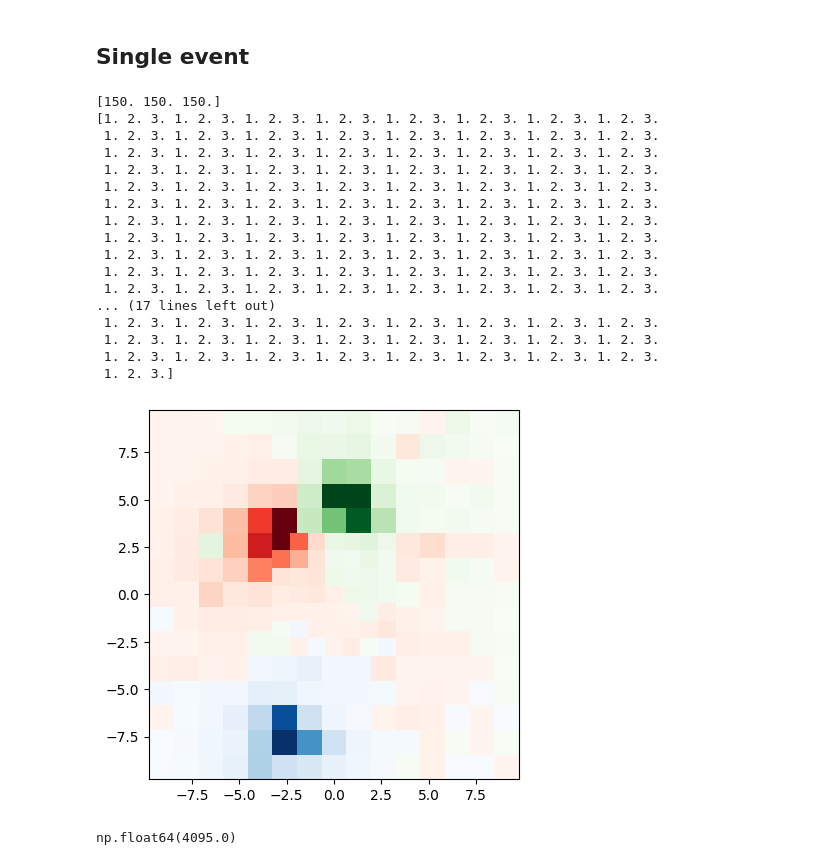
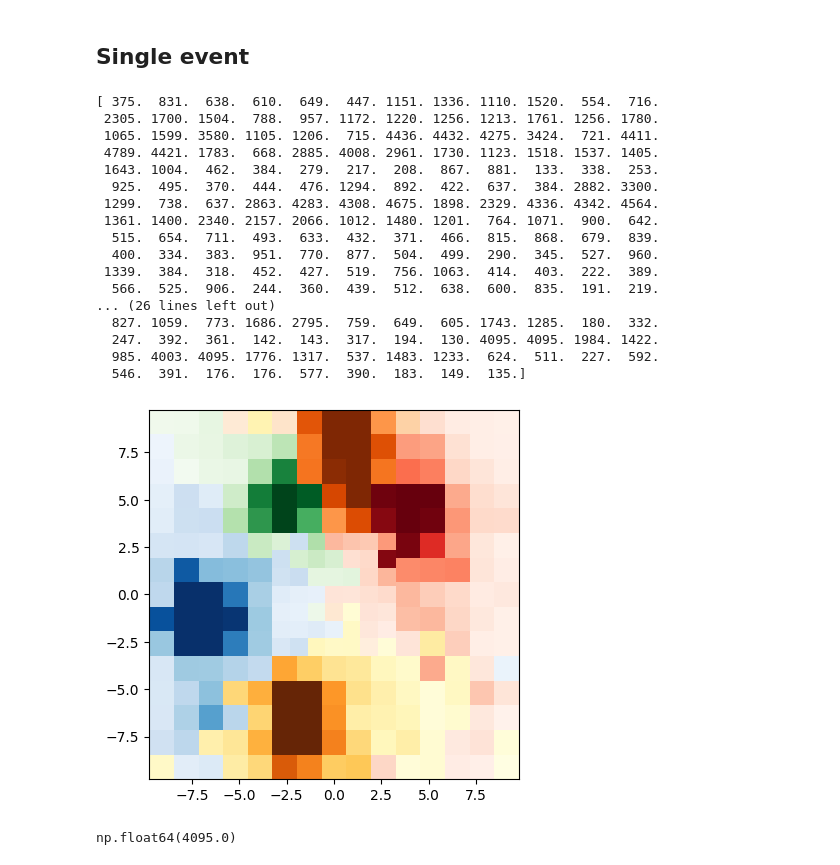
Before and after one commit to Bjartensen/python_focalh_clustering, a Jupyter notebook: notebooks/inspect.ipynb, the cells around one changed output. Saved outputs shown, nothing was run; the diff lists cells and outputs as text; code cells hidden in the pictures.

```diff
--- a/notebooks/inspect.ipynb
+++ b/notebooks/inspect.ipynb
@@ -12,52 +22,50 @@ import focal
 # %%
 #filename = "/home/bjartur/workspace/python_focalh_clustering/data/eval/EVAL_E350_P1_N100.root"
 #filename = "/home/bjartur/workspace/python_focalh_clustering/data/E150_P2_N100.root"
 #filename = "/home/bjartur/workspace/focalh_data_transformer/data/converted/TRAIN_E350_N5600_GEN.root"
 
 #filename = "/home/bjartur/workspace/python_focalh_clustering/data/train/TRAIN_E350_P1_N100.root"
-filename = "/home/bjartur/workspace/python_focalh_clustering/data/train/TRAIN_E150_P3_N100.root"
+filename = "/home/bjartur/workspace/python_focalh_clustering/data/eval/EVAL_E350_P5_N100.root"
 
 def plot_single(filename, event=0, ax=None):
     if ax is None:
         fig,ax = plt.subplots(figsize=(10,10))
 
     tfile = ROOT.TFile(filename, "READ")
     ttree = tfile.Get("EventsTree")
-    foc = focal.FocalH()
+    foc = FocalH()
 
     ttree.GetEntry(event)
     energy = np.array(ttree.energies, dtype=np.float32)
     labels = np.array(ttree.labels, dtype=np.float32)
-    print(energy)
-    print(labels)
 
-    foc.heatmap(ttree, event, ax)
+    foc.heatmap_labels(ttree, event, ax)
     tfile.Close()
 
 fig,ax = plt.subplots()
-plot_single(filename, 6, ax)
+plot_single(filename, 61, ax)
 #fig.savefig("single_particle_example.png", bbox_inches="tight")
 
 #plot_single(filename, 1)
 # %% [output]
-[150. 150. 150.]
-[1. 2. 3. 1. 2. 3. 1. 2. 3. 1. 2. 3. 1. 2. 3. 1. 2. 3. 1. 2. 3. 1. 2. 3.
- 1. 2. 3. 1. 2. 3. 1. 2. 3. 1. 2. 3. 1. 2. 3. 1. 2. 3. 1. 2. 3. 1. 2. 3.
- 1. 2. 3. 1. 2. 3. 1. 2. 3. 1. 2. 3. 1. 2. 3. 1. 2. 3. 1. 2. 3. 1. 2. 3.
- 1. 2. 3. 1. 2. 3. 1. 2. 3. 1. 2. 3. 1. 2. 3. 1. 2. 3. 1. 2. 3. 1. 2. 3.
- 1. 2. 3. 1. 2. 3. 1. 2. 3. 1. 2. 3. 1. 2. 3. 1. 2. 3. 1. 2. 3. 1. 2. 3.
- 1. 2. 3. 1. 2. 3. 1. 2. 3. 1. 2. 3. 1. 2. 3. 1. 2. 3. 1. 2. 3. 1. 2. 3.
- 1. 2. 3. 1. 2. 3. 1. 2. 3. 1. 2. 3. 1. 2. 3. 1. 2. 3. 1. 2. 3. 1. 2. 3.
- 1. 2. 3. 1. 2. 3. 1. 2. 3. 1. 2. 3. 1. 2. 3. 1. 2. 3. 1. 2. 3. 1. 2. 3.
- 1. 2. 3. 1. 2. 3. 1. 2. 3. 1. 2. 3. 1. 2. 3. 1. 2. 3. 1. 2. 3. 1. 2. 3.
- 1. 2. 3. 1. 2. 3. 1. 2. 3. 1. 2. 3. 1. 2. 3. 1. 2. 3. 1. 2. 3. 1. 2. 3.
- 1. 2. 3. 1. 2. 3. 1. 2. 3. 1. 2. 3. 1. 2. 3. 1. 2. 3. 1. 2. 3. 1. 2. 3.
-... (17 lines left out)
- 1. 2. 3. 1. 2. 3. 1. 2. 3. 1. 2. 3. 1. 2. 3. 1. 2. 3. 1. 2. 3. 1. 2. 3.
- 1. 2. 3. 1. 2. 3. 1. 2. 3. 1. 2. 3. 1. 2. 3. 1. 2. 3. 1. 2. 3. 1. 2. 3.
- 1. 2. 3. 1. 2. 3. 1. 2. 3. 1. 2. 3. 1. 2. 3. 1. 2. 3. 1. 2. 3. 1. 2. 3.
- 1. 2. 3.]
+[ 375.  831.  638.  610.  649.  447. 1151. 1336. 1110. 1520.  554.  716.
+ 2305. 1700. 1504.  788.  957. 1172. 1220. 1256. 1213. 1761. 1256. 1780.
+ 1065. 1599. 3580. 1105. 1206.  715. 4436. 4432. 4275. 3424.  721. 4411.
+ 4789. 4421. 1783.  668. 2885. 4008. 2961. 1730. 1123. 1518. 1537. 1405.
+ 1643. 1004.  462.  384.  279.  217.  208.  867.  881.  133.  338.  253.
+  925.  495.  370.  444.  476. 1294.  892.  422.  637.  384. 2882. 3300.
+ 1299.  738.  637. 2863. 4283. 4308. 4675. 1898. 2329. 4336. 4342. 4564.
+ 1361. 1400. 2340. 2157. 2066. 1012. 1480. 1201.  764. 1071.  900.  642.
+  515.  654.  711.  493.  633.  432.  371.  466.  815.  868.  679.  839.
+  400.  334.  383.  951.  770.  877.  504.  499.  290.  345.  527.  960.
+ 1339.  384.  318.  452.  427.  519.  756. 1063.  414.  403.  222.  389.
+  566.  525.  906.  244.  360.  439.  512.  638.  600.  835.  191.  219.
+... (26 lines left out)
+  827. 1059.  773. 1686. 2795.  759.  649.  605. 1743. 1285.  180.  332.
+  247.  392.  361.  142.  143.  317.  194.  130. 4095. 4095. 1984. 1422.
+  985. 4003. 4095. 1776. 1317.  537. 1483. 1233.  624.  511.  227.  592.
+  546.  391.  176.  176.  577.  390.  183.  149.  135.]
-[figure, old version]
+[figure, new version]
 # %%
 tfile = ROOT.TFile("/home/bjartur/workspace/focalh_data_transformer/data/converted/TRAIN_E350_N5600_GEN.root", "READ")
 ttree = tfile.Get("EventsTree")
```
Also changed, not shown: parts of 1 cell of this notebook, 13 other files.
